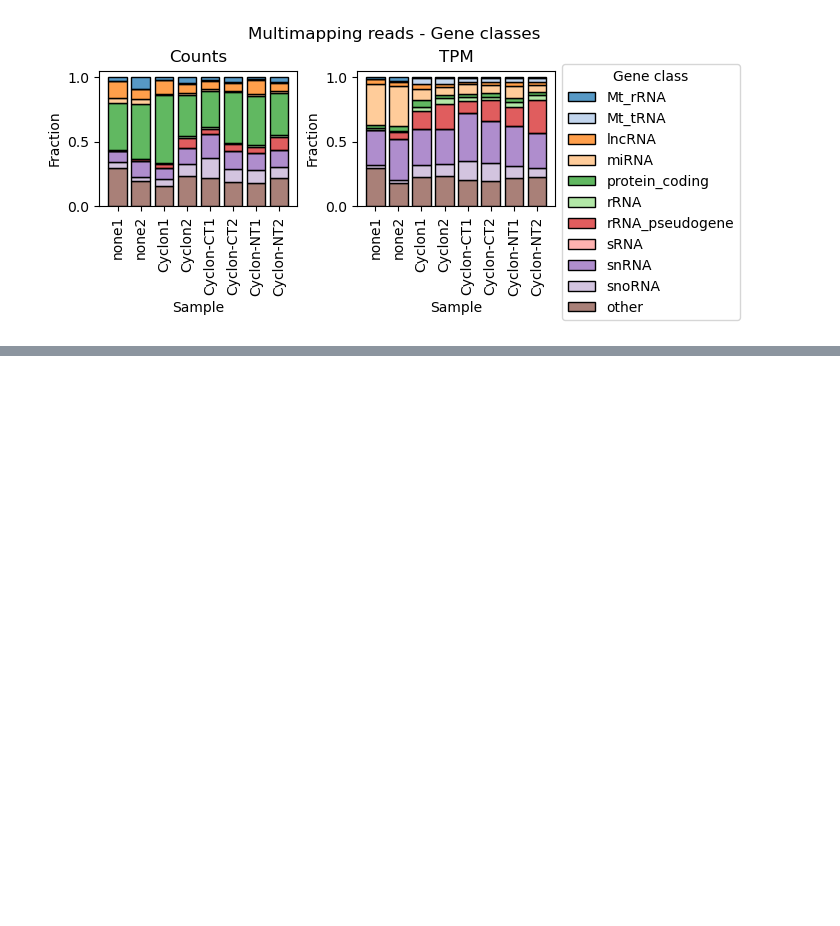
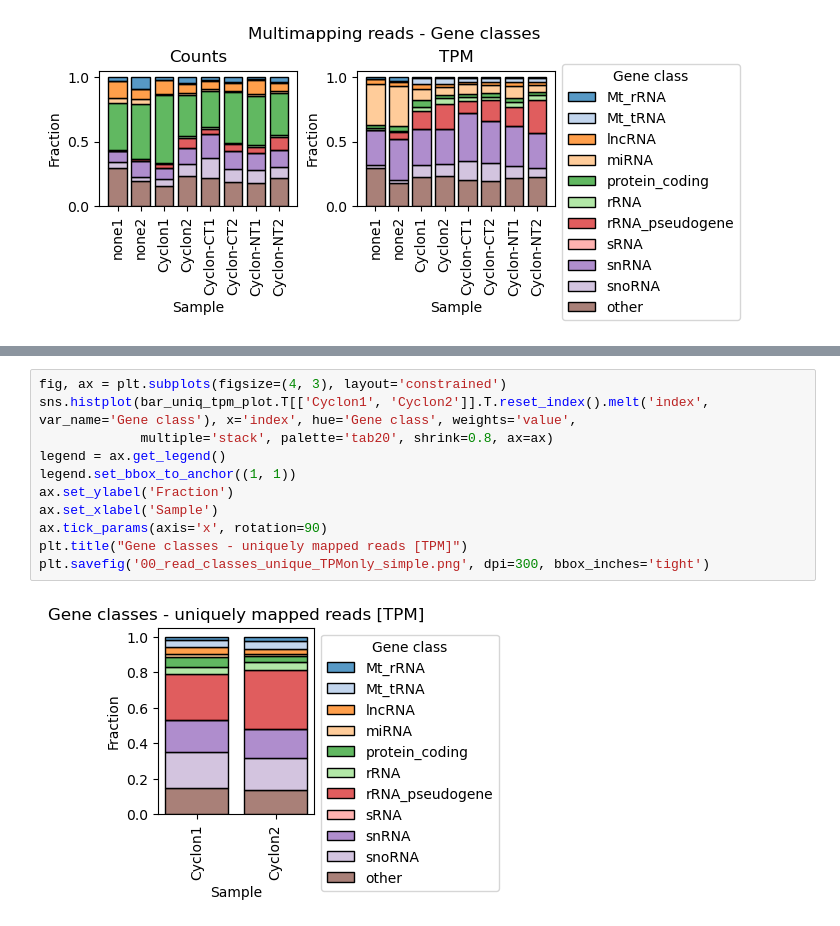
Before and after one commit to TurowskiLab/example-trxtools-Cyclon, a Jupyter notebook: analysis/00_read_classes.ipynb, the cells around one changed output, grey strips where cells are left out. Saved outputs shown, nothing was run; the diff lists cells and outputs as text; blank space fills up the shorter version.

Commit message:
figures added

```diff
--- a/analysis/00_read_classes.ipynb
+++ b/analysis/00_read_classes.ipynb
@@ -208,0 +221,13 @@ Text(0.5, 1.0, 'Gene classes - uniquely mapped reads [TPM]')
+# %%
+fig, ax = plt.subplots(figsize=(4, 3), layout='constrained')
+sns.histplot(bar_uniq_tpm_plot.T[['Cyclon1', 'Cyclon2']].T.reset_index().melt('index', var_name='Gene class'), x='index', hue='Gene class', weights='value',
+             multiple='stack', palette='tab20', shrink=0.8, ax=ax)
+legend = ax.get_legend()
+legend.set_bbox_to_anchor((1, 1))
+ax.set_ylabel('Fraction')
+ax.set_xlabel('Sample')
+ax.tick_params(axis='x', rotation=90)
+plt.title("Gene classes - uniquely mapped reads [TPM]")
+plt.savefig('00_read_classes_unique_TPMonly_simple.png', dpi=300, bbox_inches='tight')
+# %% [output]
+[figure, added]
```
Also changed, not shown: parts of 3 cells of this notebook, 4 other files.
